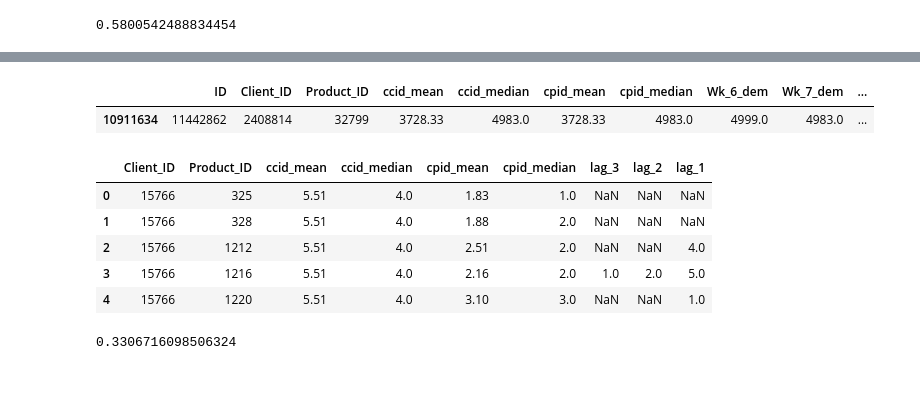
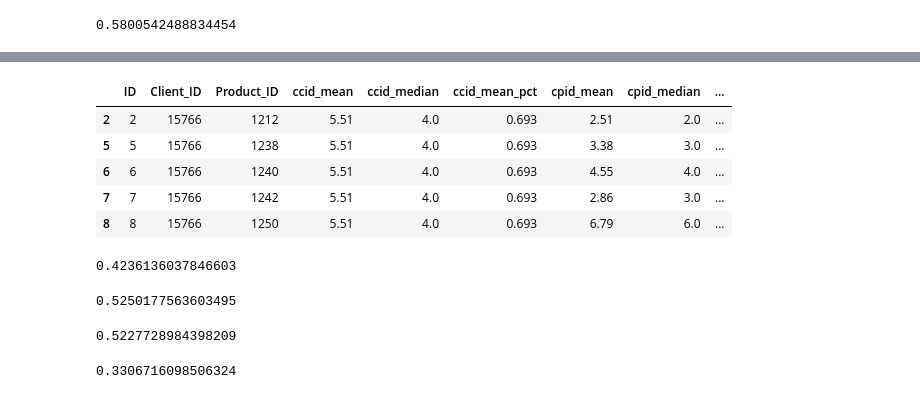
Before and after one commit to ElliotBlackstone/EWinter25_Product_Inventory, a Jupyter notebook: xgboost_EB.ipynb, the cells around one changed output, grey strips where cells are left out. Saved outputs shown, nothing was run; the diff lists cells and outputs as text; code cells hidden in the pictures.

```diff
--- a/xgboost_EB.ipynb
+++ b/xgboost_EB.ipynb
@@ -76,6 +76,7 @@ client_stats['adj_dem_mean'] = testagg['adjusted_demand']['mean'].round(2)
 client_stats['adj_dem_median'] = testagg['adjusted_demand']['median'].astype(int)
 client_stats['adj_dem_min'] = testagg['adjusted_demand']['min']
 client_stats['adj_dem_max'] = testagg['adjusted_demand']['max']
+client_stats['mean_pct'] = client_stats['adj_dem_mean'].rank(pct=True, method='average')
 
 del testagg
 
@@ -100,6 +101,9 @@ train['ccid_mean'] = train['ccid'].map(cidmapping)
 
 cidmapping = pd.Series(client_stats[client_stats['ccid'].isin(train['ccid'].unique().tolist())].set_index('ccid')['adj_dem_median'], index=client_stats[client_stats['ccid'].isin(train['ccid'].unique().tolist())]['ccid']).to_dict()
 train['ccid_median'] = train['ccid'].map(cidmapping)
+
+cidmapping = pd.Series(client_stats[client_stats['ccid'].isin(train['ccid'].unique().tolist())].set_index('ccid')['mean_pct'], index=client_stats[client_stats['ccid'].isin(train['ccid'].unique().tolist())]['ccid']).to_dict()
+train['ccid_mean_pct'] = train['ccid'].map(cidmapping).round(3)
 
 pidmapping = pd.Series(product_stats[product_stats['cpid'].isin(train['cpid'].unique().tolist())].set_index('cpid')['adj_dem_mean'], index=product_stats[product_stats['cpid'].isin(train['cpid'].unique().tolist())]['cpid']).to_dict()
 train['cpid_mean'] = train['cpid'].map(pidmapping)
@@ -217,7 +177,7 @@ test[test['ID'] == 6257653]
 # create training data based on ID in order to use lagged adjusted demand
 trainIDdf = pd.DataFrame()
 
-trainIDdf = train[['ID', 'Client_ID', 'Product_ID', 'ccid_mean', 'ccid_median', 'cpid_mean', 'cpid_median']].drop_duplicates(subset='ID', keep='first').reset_index(drop=True)
+trainIDdf = train[['ID', 'Client_ID', 'Product_ID', 'ccid_mean', 'ccid_median', 'ccid_mean_pct', 'cpid_mean', 'cpid_median']].drop_duplicates(subset='ID', keep='first').reset_index(drop=True)
 
 # get adjusted demand for the week for each ID
 for j in [6,7,8,9]:
@@ -228,7 +188,8 @@ trainIDdf['ID'] = trainIDdf['ID'].astype('category')
 trainIDdf['Client_ID'] = trainIDdf['Client_ID'].astype('category')
 trainIDdf['Product_ID'] = trainIDdf['Product_ID'].astype('category')
 
-trainIDdf['Wk_9_dem'] = trainIDdf['Wk_9_dem'].fillna(iw9['adjusted_demand'])
+# impute missing week 9 values
+# trainIDdf['Wk_9_dem'] = trainIDdf['Wk_9_dem'].fillna(iw9['adjusted_demand'])
 
 trainIDdf.head()
 # %% [output]
@@ -247,23 +202,22 @@ For example, when doing 'df[col].method(value, inplace=True)', try using 'df.met
-# %%
-trainIDdf[trainIDdf['Wk_9_dem'] == 6815.79825]
-# %% [output]
-|  | ID | Client_ID | Product_ID | ccid_mean | ccid_median | cpid_mean | cpid_median | Wk_6_dem | Wk_7_dem | ... |
-| 10911634 | 11442862 | 2408814 | 32799 | 3728.33 | 4983.0 | 3728.33 | 4983.0 | 4999.0 | 4983.0 | ... |
 # %%
 del train
 # %%
-X_train = trainIDdf.iloc[:, 1:-1].copy(deep=True)
-y_train = trainIDdf['Wk_9_dem'].copy(deep=True)
+X_train_small = trainIDdf[trainIDdf['ccid_mean_pct'] <= 0.8].dropna(subset=['Wk_9_dem']).iloc[:, 0:-1].copy(deep=True)
+y_train_small = trainIDdf[trainIDdf['ccid_mean_pct'] <= 0.8].dropna(subset=['Wk_9_dem'])['Wk_9_dem'].copy(deep=True)
+
+X_train_big = trainIDdf[trainIDdf['ccid_mean_pct'] > 0.8].dropna(subset=['Wk_9_dem']).iloc[:, 0:-1].copy(deep=True)
+y_train_big = trainIDdf[trainIDdf['ccid_mean_pct'] > 0.8].dropna(subset=['Wk_9_dem'])['Wk_9_dem'].copy(deep=True)
 
 #X_train.drop(['Wk_3_dem', 'Wk_4_dem','Wk_5_dem'], axis=1, inplace=True)
-X_train.rename(columns={'Wk_6_dem': 'lag_3', 'Wk_7_dem': 'lag_2', 'Wk_8_dem': 'lag_1'}, inplace=True)
+X_train_small.rename(columns={'Wk_6_dem': 'lag_3', 'Wk_7_dem': 'lag_2', 'Wk_8_dem': 'lag_1'}, inplace=True)
+X_train_big.rename(columns={'Wk_6_dem': 'lag_3', 'Wk_7_dem': 'lag_2', 'Wk_8_dem': 'lag_1'}, inplace=True)
 
-X_train.head()
+X_train_small.head()
 # %% [output]
-|  | Client_ID | Product_ID | ccid_mean | ccid_median | cpid_mean | cpid_median | lag_3 | lag_2 | lag_1 |
-| 0 | 15766 | 325 | 5.51 | 4.0 | 1.83 | 1.0 | NaN | NaN | NaN |
-| 1 | 15766 | 328 | 5.51 | 4.0 | 1.88 | 2.0 | NaN | NaN | NaN |
-| 2 | 15766 | 1212 | 5.51 | 4.0 | 2.51 | 2.0 | NaN | NaN | 4.0 |
-| 3 | 15766 | 1216 | 5.51 | 4.0 | 2.16 | 2.0 | 1.0 | 2.0 | 5.0 |
-| 4 | 15766 | 1220 | 5.51 | 4.0 | 3.10 | 3.0 | NaN | NaN | 1.0 |
+|  | ID | Client_ID | Product_ID | ccid_mean | ccid_median | ccid_mean_pct | cpid_mean | cpid_median | ... |
+| 2 | 2 | 15766 | 1212 | 5.51 | 4.0 | 0.693 | 2.51 | 2.0 | ... |
+| 5 | 5 | 15766 | 1238 | 5.51 | 4.0 | 0.693 | 3.38 | 3.0 | ... |
+| 6 | 6 | 15766 | 1240 | 5.51 | 4.0 | 0.693 | 4.55 | 4.0 | ... |
+| 7 | 7 | 15766 | 1242 | 5.51 | 4.0 | 0.693 | 2.86 | 3.0 | ... |
+| 8 | 8 | 15766 | 1250 | 5.51 | 4.0 | 0.693 | 6.79 | 6.0 | ... |
 # %%
@@ -271,3 +226,28 @@ dtrain = xgb.DMatrix(X_train, label=y_train, enable_categorical=True)
+# %%
+model_small = xgb.train({'max_depth': 8, 'eta': 0.1, 'objective': 'reg:squaredlogerror'}, dtrain_small, num_boost_round=100)
+
+test_pred = model_small.predict(xgb.DMatrix(X_train_small.drop(['ID', 'ccid_mean', 'cpid_mean'], axis=1), enable_categorical=True))
+test_pred[test_pred < 0] = 0
+
+print(rmsle(test_pred, y_train_small))
+# %% [output]
+0.4236136037846603
+# %%
+test_pred = model_small.predict(xgb.DMatrix(X_train_small.drop(['ID', 'ccid_mean', 'cpid_mean'], axis=1), enable_categorical=True))
+test_pred[test_pred < 0] = 0
+
+print(rmsle(test_pred, y_train_small))
+# %% [output]
+0.5250177563603495
+# %%
+model_big = xgb.train({'max_depth': 8, 'eta': 0.1, 'objective': 'reg:squaredlogerror'}, dtrain_big, num_boost_round=100)
+
+test_pred = model_big.predict(xgb.DMatrix(X_train_big.drop(['ID', 'ccid_mean', 'cpid_mean'], axis=1), enable_categorical=True))
+test_pred[test_pred < 0] = 0
+
+print(rmsle(test_pred, y_train_big))
+# %% [output]
+0.5227728984398209
 # %%
 model = xgb.train({'max_depth': 8, 'eta': 0.1, 'objective': 'reg:squaredlogerror'}, dtrain, num_boost_round=100)
 # %%
```
Also changed, not shown: parts of 15 cells of this notebook, 1 other file.
